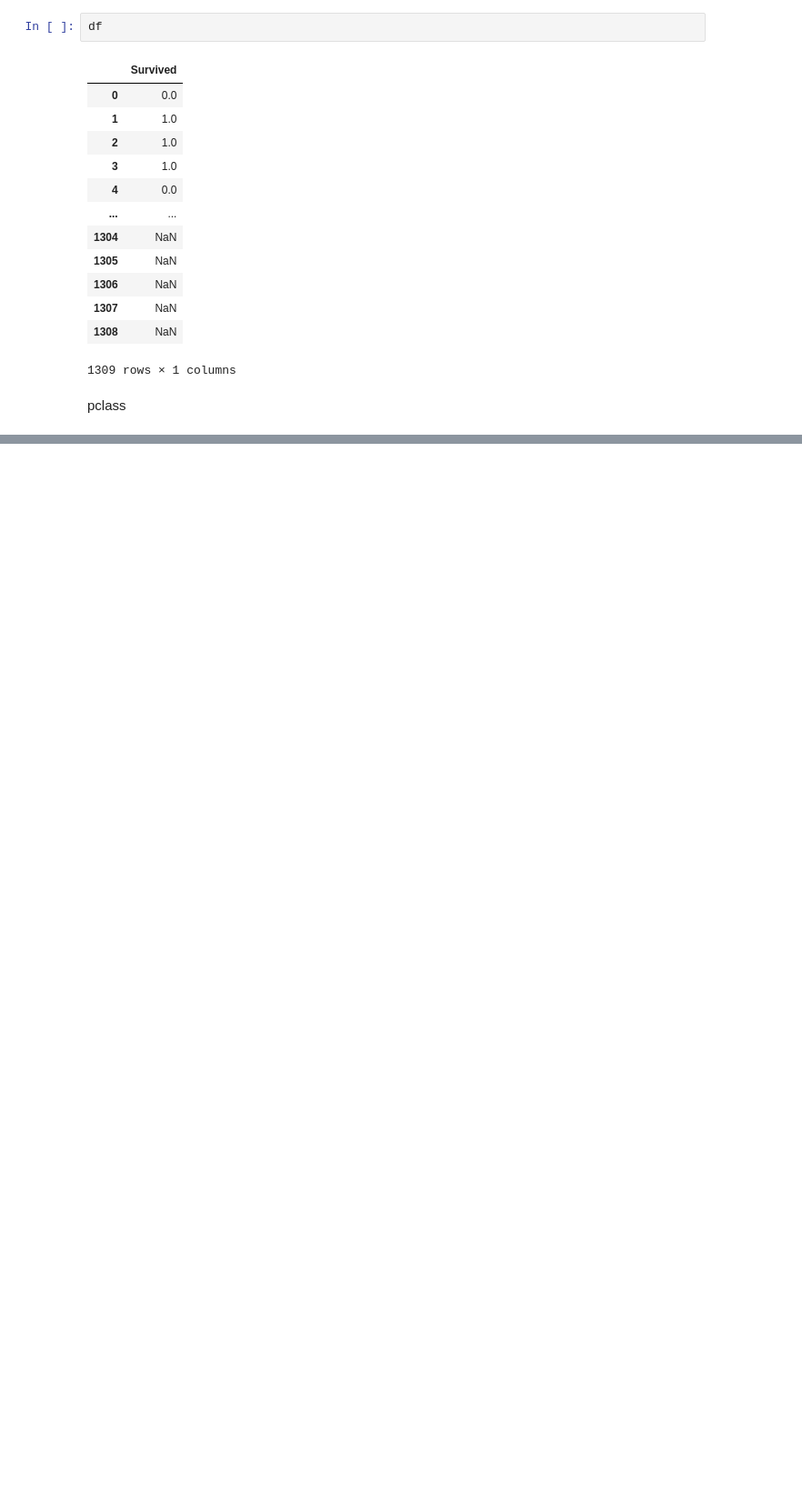
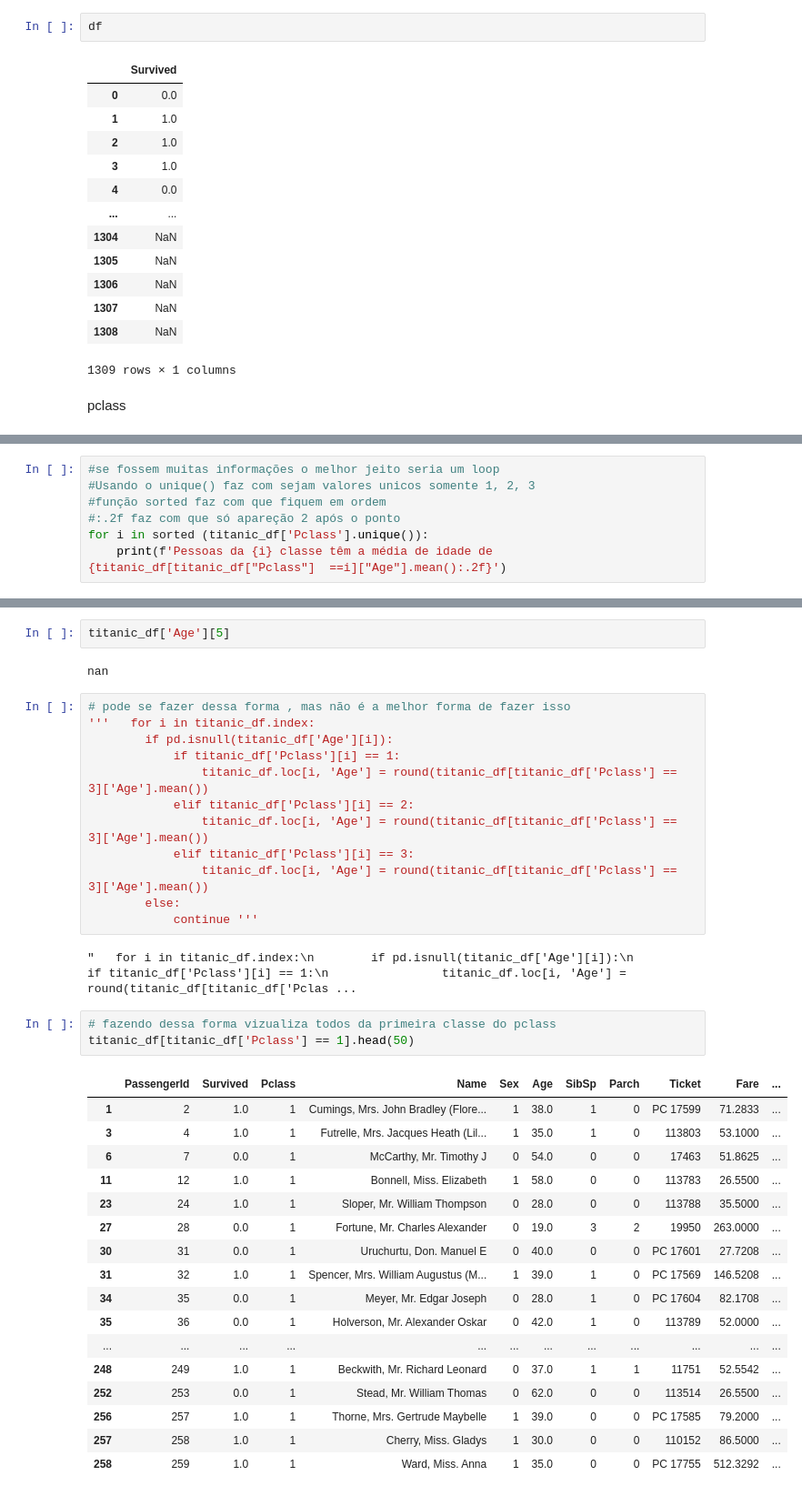
Before and after one commit to JairCipriano/projeto_machine_learning, a Jupyter notebook: machine_titanic/kaggle_titanic.ipynb, the cells around one changed output, grey strips where cells are left out. Shown at 91% size. Cells and saved outputs as stored; diff of their text form; blank space fills up the shorter version.

```diff
--- a/machine_titanic/kaggle_titanic.ipynb
+++ b/machine_titanic/kaggle_titanic.ipynb
@@ -291,0 +419,7 @@ Name: count, dtype: int64
+# %%
+#se fossem muitas informações o melhor jeito seria um loop
+#Usando o unique() faz com sejam valores unicos somente 1, 2, 3
+#função sorted faz com que fiquem em ordem
+#:.2f faz com que só apareção 2 após o ponto
+for i in sorted (titanic_df['Pclass'].unique()):
+    print(f'Pessoas da {i} classe têm a média de idade de {titanic_df[titanic_df["Pclass"]  ==i]["Age"].mean():.2f}')
@@ -291,0 +435,39 @@ Name: count, dtype: int64
+# %%
+titanic_df['Age'][5]
+# %% [output]
+nan
+# %%
+# pode se fazer dessa forma , mas não é a melhor forma de fazer isso
+'''   for i in titanic_df.index:
+        if pd.isnull(titanic_df['Age'][i]):
+            if titanic_df['Pclass'][i] == 1:
+                titanic_df.loc[i, 'Age'] = round(titanic_df[titanic_df['Pclass'] == 3]['Age'].mean())
+            elif titanic_df['Pclass'][i] == 2:
+                titanic_df.loc[i, 'Age'] = round(titanic_df[titanic_df['Pclass'] == 3]['Age'].mean())
+            elif titanic_df['Pclass'][i] == 3:
+                titanic_df.loc[i, 'Age'] = round(titanic_df[titanic_df['Pclass'] == 3]['Age'].mean())
+        else:
+            continue '''
+# %% [output]
+"   for i in titanic_df.index:\n        if pd.isnull(titanic_df['Age'][i]):\n            if titanic_df['Pclass'][i] == 1:\n                titanic_df.loc[i, 'Age'] = round(titanic_df[titanic_df['Pclas ...
+# %%
+# fazendo dessa forma vizualiza todos da primeira classe do pclass
+titanic_df[titanic_df['Pclass'] == 1].head(50)
+# %% [output]
+|  | PassengerId | Survived | Pclass | Name | Sex | Age | SibSp | Parch | Ticket | Fare | ... |
+| 1 | 2 | 1.0 | 1 | Cumings, Mrs. John Bradley (Flore... | 1 | 38.0 | 1 | 0 | PC 17599 | 71.2833 | ... |
+| 3 | 4 | 1.0 | 1 | Futrelle, Mrs. Jacques Heath (Lil... | 1 | 35.0 | 1 | 0 | 113803 | 53.1000 | ... |
+| 6 | 7 | 0.0 | 1 | McCarthy, Mr. Timothy J | 0 | 54.0 | 0 | 0 | 17463 | 51.8625 | ... |
+| 11 | 12 | 1.0 | 1 | Bonnell, Miss. Elizabeth | 1 | 58.0 | 0 | 0 | 113783 | 26.5500 | ... |
+| 23 | 24 | 1.0 | 1 | Sloper, Mr. William Thompson | 0 | 28.0 | 0 | 0 | 113788 | 35.5000 | ... |
+| 27 | 28 | 0.0 | 1 | Fortune, Mr. Charles Alexander | 0 | 19.0 | 3 | 2 | 19950 | 263.0000 | ... |
+| 30 | 31 | 0.0 | 1 | Uruchurtu, Don. Manuel E | 0 | 40.0 | 0 | 0 | PC 17601 | 27.7208 | ... |
+| 31 | 32 | 1.0 | 1 | Spencer, Mrs. William Augustus (M... | 1 | 39.0 | 1 | 0 | PC 17569 | 146.5208 | ... |
+| 34 | 35 | 0.0 | 1 | Meyer, Mr. Edgar Joseph | 0 | 28.0 | 1 | 0 | PC 17604 | 82.1708 | ... |
+| 35 | 36 | 0.0 | 1 | Holverson, Mr. Alexander Oskar | 0 | 42.0 | 1 | 0 | 113789 | 52.0000 | ... |
+| ... | ... | ... | ... | ... | ... | ... | ... | ... | ... | ... | ... |
+| 248 | 249 | 1.0 | 1 | Beckwith, Mr. Richard Leonard | 0 | 37.0 | 1 | 1 | 11751 | 52.5542 | ... |
+| 252 | 253 | 0.0 | 1 | Stead, Mr. William Thomas | 0 | 62.0 | 0 | 0 | 113514 | 26.5500 | ... |
+| 256 | 257 | 1.0 | 1 | Thorne, Mrs. Gertrude Maybelle | 1 | 39.0 | 0 | 0 | PC 17585 | 79.2000 | ... |
+| 257 | 258 | 1.0 | 1 | Cherry, Miss. Gladys | 1 | 30.0 | 0 | 0 | 110152 | 86.5000 | ... |
+| 258 | 259 | 1.0 | 1 | Ward, Miss. Anna | 1 | 35.0 | 0 | 0 | PC 17755 | 512.3292 | ... |
```
Also changed, not shown: parts of 27 cells of this notebook.
